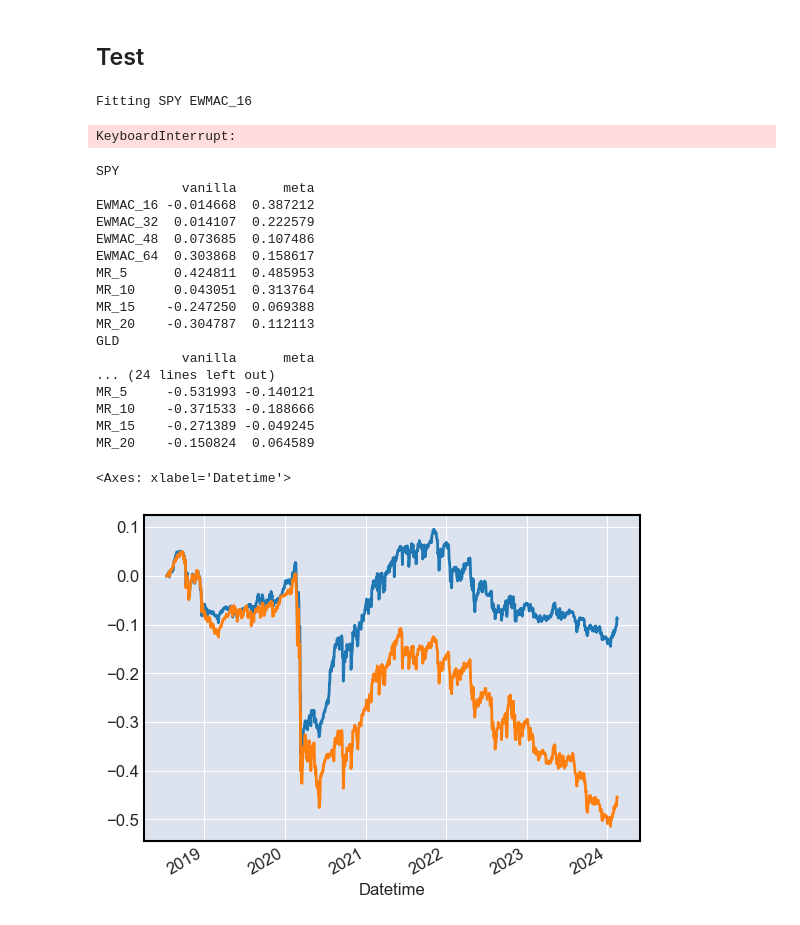
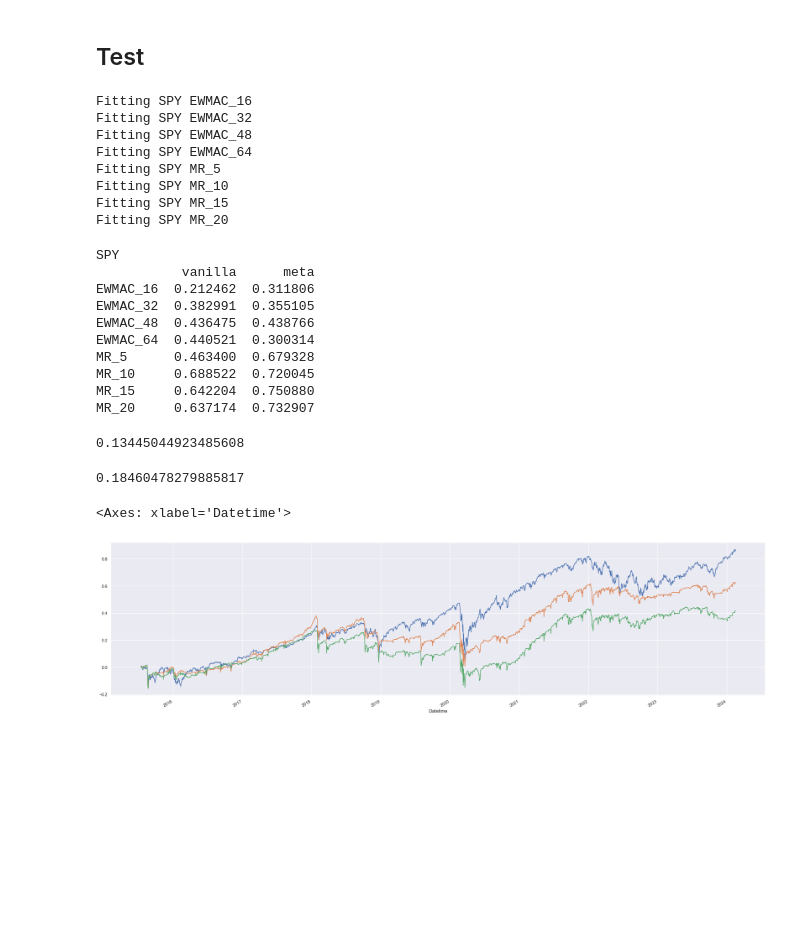
Before and after one commit to kcf1/Personal-Projects, a Jupyter notebook: Trading/FX Algo with ML/FX_MetaLabel.ipynb, the cells around one changed output. Saved outputs shown, nothing was run; the diff lists cells and outputs as text; code cells hidden in the pictures; blank space fills up the shorter version.

```diff
--- a/Trading/FX Algo with ML/FX_MetaLabel.ipynb
+++ b/Trading/FX Algo with ML/FX_MetaLabel.ipynb
@@ -212,12 +266,12 @@ for symbol in symbols:
 ## Test
 # %%
 def center(s):
-  mean = s.rolling(252).mean()
+  mean = s.expanding(252).mean()
   zero_mean_s = s - mean
   return zero_mean_s
 
 def normalize(s):
-  zero_mean_var = (s**2).rolling(252).mean()
+  zero_mean_var = (s**2).expanding(252).mean()
   zero_mean_std = np.sqrt(zero_mean_var)
   norm_s = s / zero_mean_std
   return norm_s
@@ -230,8 +284,7 @@ for symbol in symbols:
 # %%
 def label(s):
   win = np.where(s>0,1,0)
-  lose = np.where(s<0,-1,0)
-  label = pd.Series(win+lose,index=s.index)
+  label = pd.Series(win,index=s.index)
   return label
 # %%
 from sklearn.ensemble import RandomForestClassifier
@@ -255,7 +308,8 @@ for symbol in symbols:
     rf = RandomForestClassifier(n_estimators=1000,max_depth=3)
 
     train_index = df.index[:round(df.shape[0]*0.5)]
-    test_index = df.index[round(df.shape[0]*0.5)+252:]
+    val_index = df.index[round(df.shape[0]*0.5)+21:round(df.shape[0]*0.7)]
+    test_index = df.index[round(df.shape[0]*0.7)+21:]
 
     rf.fit(y=df.iloc[:,0].loc[train_index],
            X=df.iloc[:,1:].loc[train_index])
@@ -271,7 +325,13 @@ for symbol in symbols:
     #print(valid['tp'].mean())
 # %% [output]
 Fitting SPY EWMAC_16
+Fitting SPY EWMAC_32
+Fitting SPY EWMAC_48
+Fitting SPY EWMAC_64
+Fitting SPY MR_5
+Fitting SPY MR_10
+Fitting SPY MR_15
+Fitting SPY MR_20
-KeyboardInterrupt:
 # %%
 meta_pnls = dict()
 
@@ -281,12 +341,14 @@ for symbol in symbols:
   signal = signals[symbol]
   logprc = np.log(data[symbol].Close)
 
-  meta_signal = signal * meta_pred.clip(lower=0)
+  #z = (meta_pred-0.5)/(meta_pred*(1-meta_pred))
+  #z = ((z-z.expanding().mean())/z.expanding().std()).clip(lower=-2,upper=2)
+  meta_signal = signal * meta_pred#.clip(lower=0)
   #for strat in signal.columns:
   #  w = int(strat.split('_')[1])
   #  meta_signal[strat] = meta_signal[strat].rolling(w).mean()
 
-  meta_pnl = meta_signal.mul(logprc.diff().shift(-1),axis=0) - 0.00006 * meta_signal.diff().abs()
+  meta_pnl = meta_signal.mul(logprc.diff().shift(-1),axis=0) #- 0.00006 * meta_signal.diff().abs()
   meta_pnls[symbol] = meta_pnl
 # %%
 sr_df = pd.DataFrame()
@@ -295,8 +357,8 @@ for symbol in symbols:
   meta_pnl = meta_pnls[symbol]
   pnl = pnls[symbol]
   for strat in pnl.columns:
-    daily_meta_pnl = meta_pnl.loc[test_index,strat]
-    daily_pnl = pnl.loc[test_index,strat]
+    daily_meta_pnl = meta_pnl.loc[val_index,strat]
+    daily_pnl = pnl.loc[val_index,strat]
 
     meta_mu = daily_meta_pnl.mean()
     meta_sig = daily_meta_pnl.std()
@@ -313,18 +375,11 @@ for symbol in symbols:
 # %% [output]
 SPY
            vanilla      meta
-EWMAC_16 -0.014668  0.387212
-EWMAC_32  0.014107  0.222579
-EWMAC_48  0.073685  0.107486
-EWMAC_64  0.303868  0.158617
-MR_5      0.424811  0.485953
-MR_10     0.043051  0.313764
-MR_15    -0.247250  0.069388
-MR_20    -0.304787  0.112113
-GLD
-           vanilla      meta
-... (24 lines left out)
-MR_5     -0.531993 -0.140121
-MR_10    -0.371533 -0.188666
-MR_15    -0.271389 -0.049245
-MR_20    -0.150824  0.064589
+EWMAC_16  0.212462  0.311806
+EWMAC_32  0.382991  0.355105
+EWMAC_48  0.436475  0.438766
+EWMAC_64  0.440521  0.300314
+MR_5      0.463400  0.679328
+MR_10     0.688522  0.720045
+MR_15     0.642204  0.750880
+MR_20     0.637174  0.732907
@@ -331,6 +397,15 @@ MR_20    -0.150824  0.064589
+# %%
+meta_pnl.loc[test_index].mean(axis=1).std()*252**0.5
+# %% [output]
+0.13445044923485608
+# %%
+np.log(data['SPY'].Close).diff().loc[test_index].std()*252**0.5
+# %% [output]
+0.18460478279885817
 # %%
-pd.concat(meta_pnls.values(),axis=1).mean(axis=1).loc[test_index].cumsum().plot()
-pd.concat(pnls.values(),axis=1).mean(axis=1).loc[test_index].cumsum().plot()
+np.log(data['SPY'].Close).diff().loc[test_index].cumsum().plot()
+(pd.concat(meta_pnls.values(),axis=1).mean(axis=1).loc[test_index]*1.35).cumsum().plot()
+(pd.concat(pnls.values(),axis=1).mean(axis=1).loc[test_index]*1.35).cumsum().plot()
 # %% [output]
 <Axes: xlabel='Datetime'>
-[figure, old version]
+[figure, new version]
```
Also changed, not shown: parts of 15 cells of this notebook, 3 other files.
